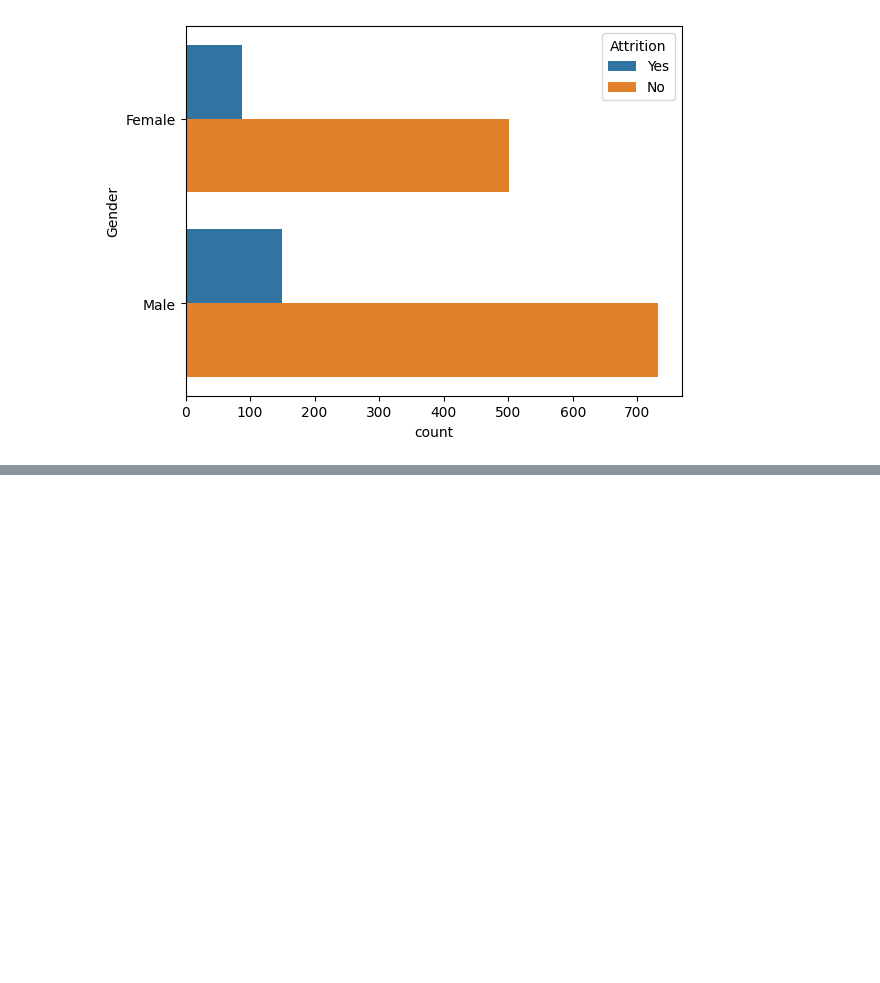
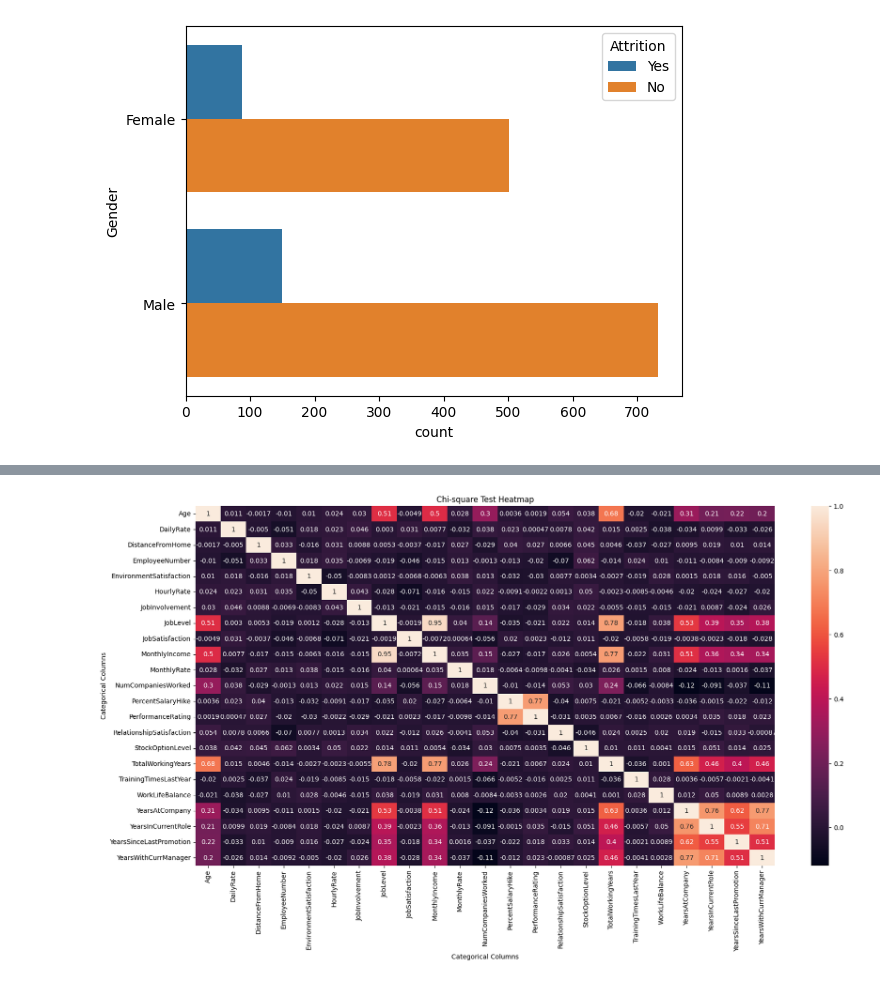
Before and after one commit to JOCRZ/Meriskill-Internship, a Jupyter notebook: Projects/Project3/M2Project3.ipynb, the cells around one changed output, grey strips where cells are left out. Drawn from its saved outputs; the diff is of its cells as text; code cells hidden in the pictures; blank space fills up the shorter version.

```diff
--- a/Projects/Project3/M2Project3.ipynb
+++ b/Projects/Project3/M2Project3.ipynb
@@ -47,0 +122,19 @@ sns.countplot(data = df,y='Gender',hue='Attrition')
+# %%
+df2= df.drop(columns=['StandardHours'])
+numerical_col = df2.select_dtypes(include=['int64'])
+# sns.heatmap(data = numerical_col.corr(),annot = True)
+
+
+plt.figure(figsize=(20, 10))
+
+# Create the heatmap using seaborn
+sns.heatmap(data=numerical_col.corr(), annot=True)
+# Set plot labels and title
+plt.xlabel('Categorical Columns')
+plt.ylabel('Categorical Columns')
+plt.title('Chi-square Test Heatmap')
+
+# Display the plot
+plt.show()
+# %% [output]
+[figure, added]
```
Also changed, not shown: parts of 6 cells of this notebook, 1 other file.
